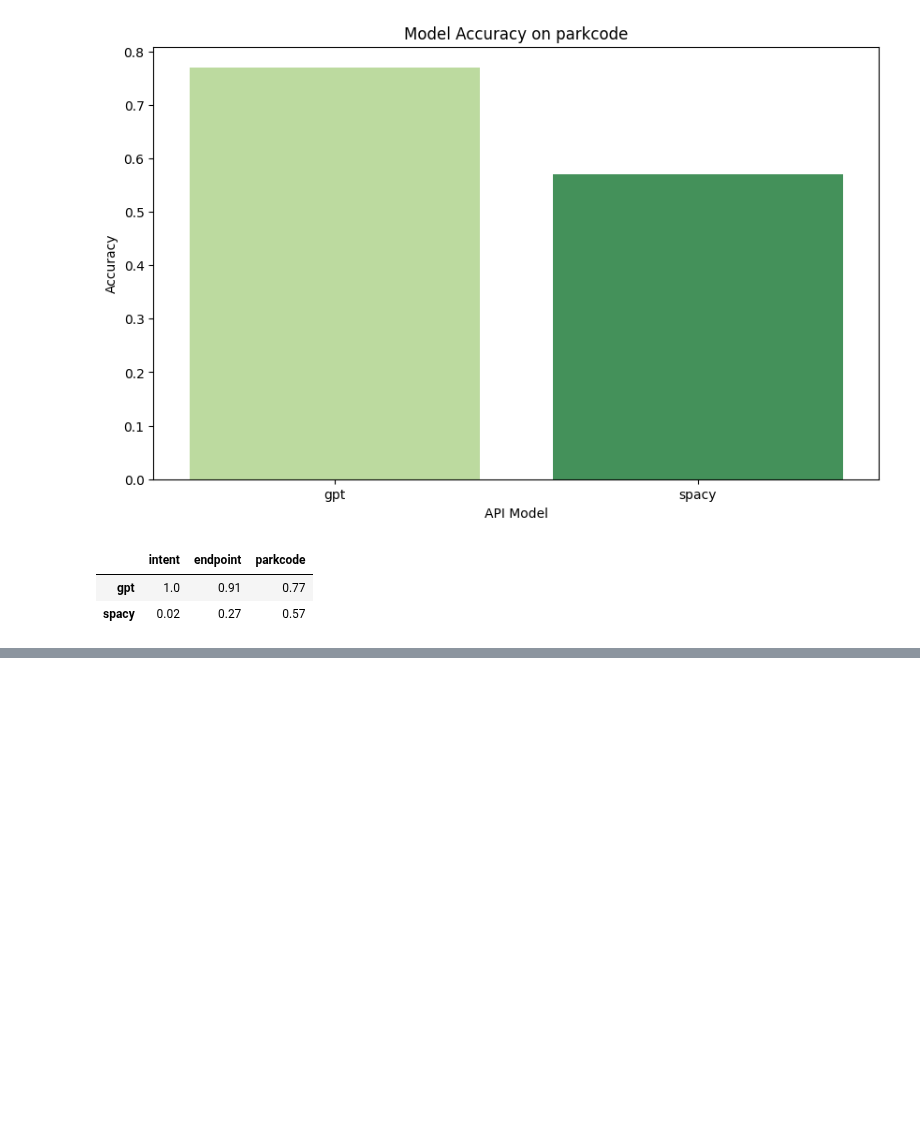
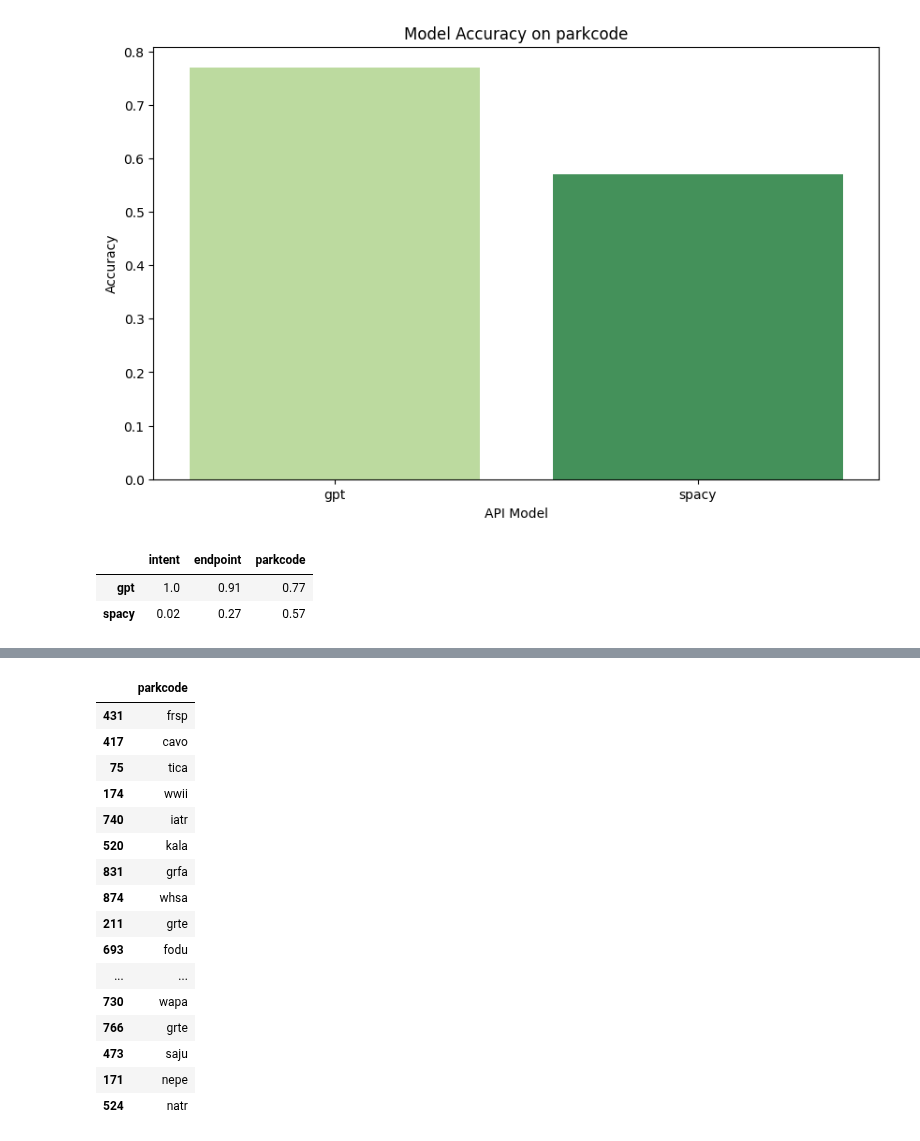
Before and after one commit to nblakkanesser/MADS_Capstone, a Jupyter notebook: 06_nps_evaluation/api_evaluation.ipynb, the cells around one changed output, grey strips where cells are left out. Drawn from its saved outputs; the diff is of its cells as text; code cells hidden in the pictures; blank space fills up the shorter version.

```diff
--- a/06_nps_evaluation/api_evaluation.ipynb
+++ b/06_nps_evaluation/api_evaluation.ipynb
@@ -146,0 +191,20 @@ accuracy_df
+# %%
+err_dict['right'][['parkcode']]=
+# %% [output]
+|  | parkcode |
+| 431 | frsp |
+| 417 | cavo |
+| 75 | tica |
+| 174 | wwii |
+| 740 | iatr |
+| 520 | kala |
+| 831 | grfa |
+| 874 | whsa |
+| 211 | grte |
+| 693 | fodu |
+| ... | ... |
+| 730 | wapa |
+| 766 | grte |
+| 473 | saju |
+| 171 | nepe |
+| 524 | natr |
```
Also changed, not shown: parts of 6 cells of this notebook.
